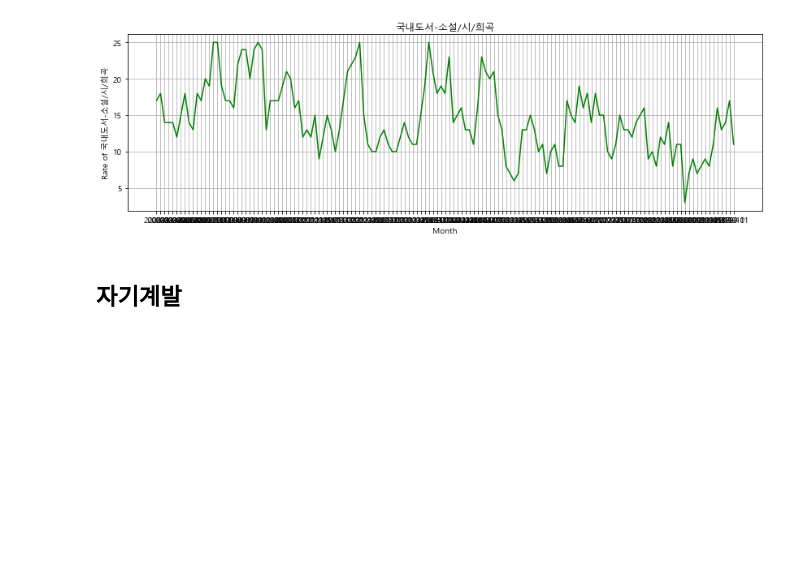
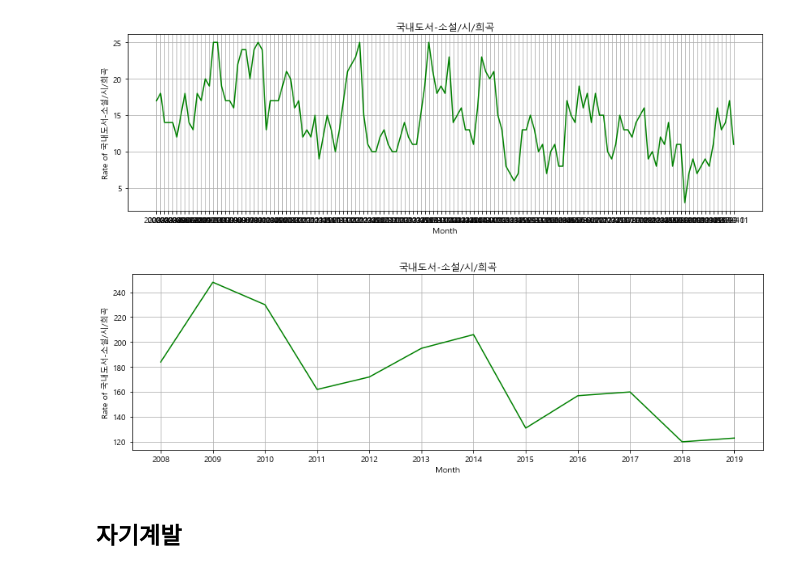
Before and after one commit to twg12/Bestseller-Analysis, a Jupyter notebook: Yes24 Bestseller/Total.ipynb, the cells around one changed output. Saved outputs shown, nothing was run; the diff lists cells and outputs as text; code cells hidden in the pictures; blank space fills up the shorter version.

```diff
--- a/Yes24 Bestseller/Total.ipynb
+++ b/Yes24 Bestseller/Total.ipynb
@@ -798,6 +798,22 @@ plt.ylabel('Rate of 국내도서-소설/시/희곡')
 plt.show()
 # %% [output]
 [figure]
+# %%
+Lit_sum = Literature.groupby('Year').sum()
+Lit_sum = Lit_sum.reset_index()
+# %%
+x = Lit_sum['Year']
+y = Lit_sum["소설/시/희곡"]
+
+plt.plot(x, y, color='g')
+
+plt.title('국내도서-소설/시/희곡')
+plt.xlabel('Month')
+plt.ylabel('Rate of 국내도서-소설/시/희곡')
+
+plt.show()
+# %% [output]
+[figure, added]
 # %% [markdown]
 ## 자기계발
 # %%
```
Also changed, not shown: parts of 24 cells of this notebook.
